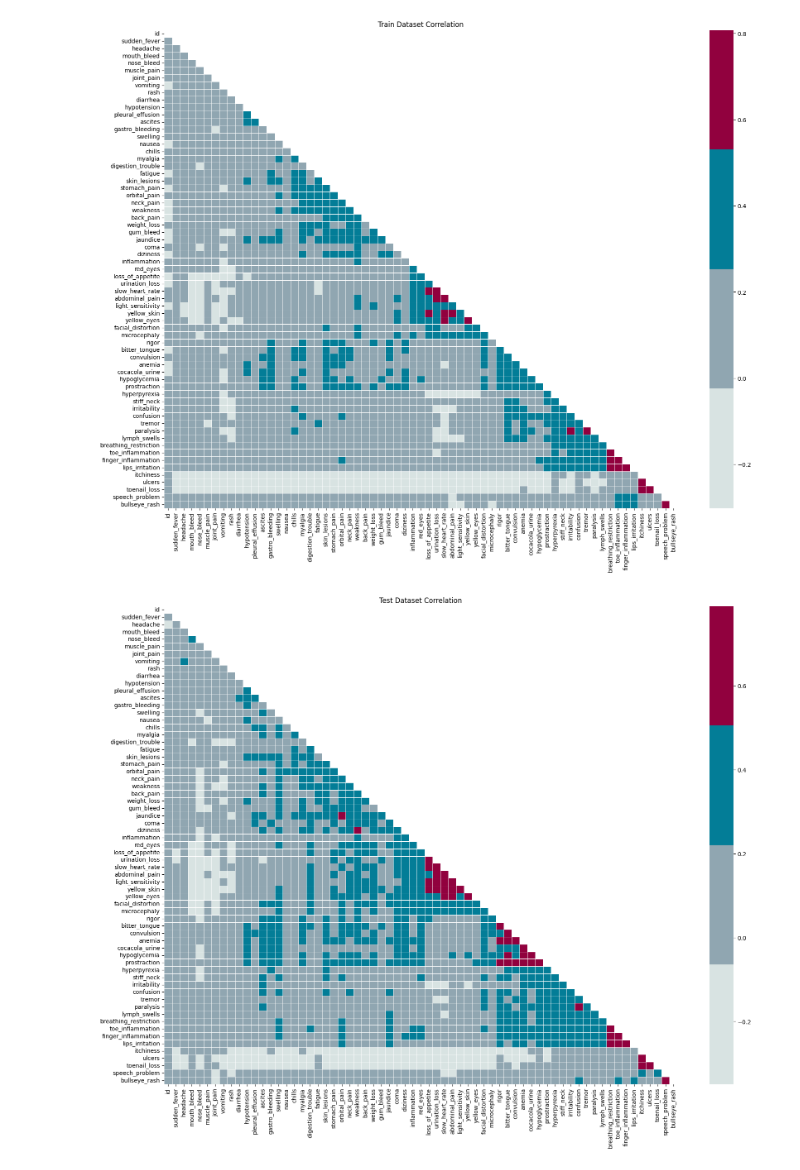
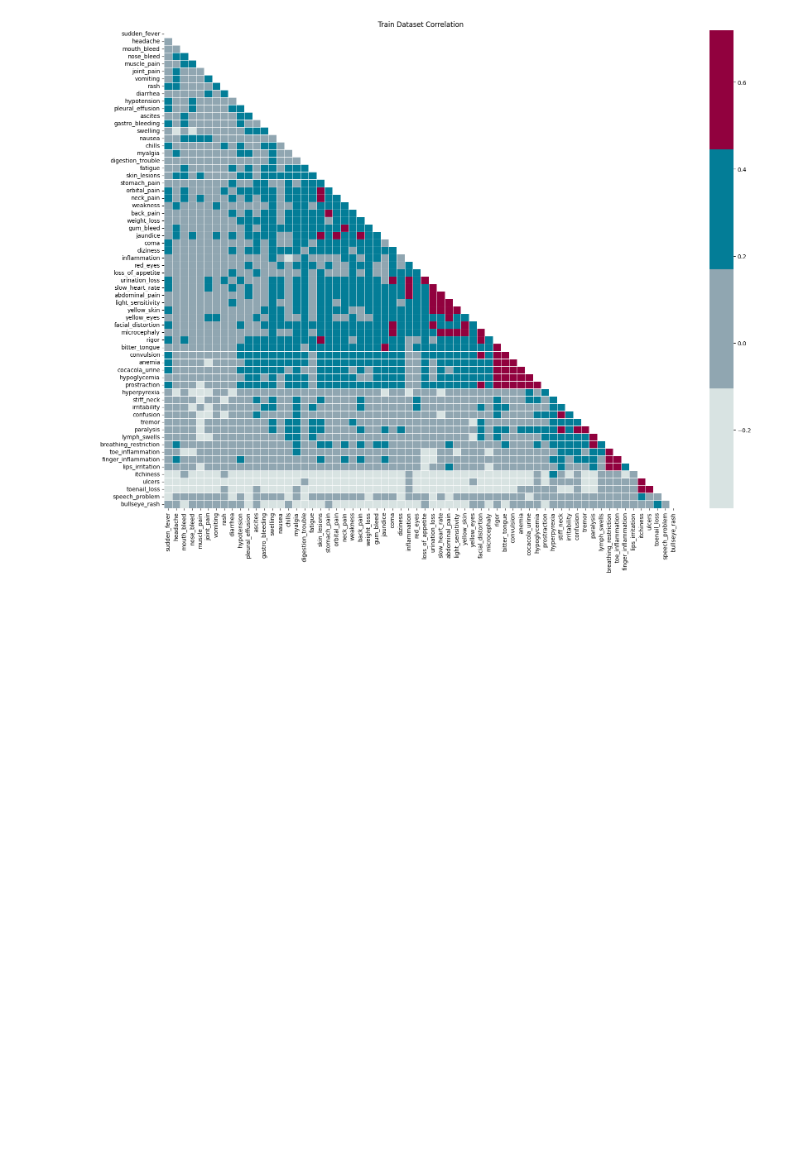
Before and after one commit to Nolasaurus/ps_s3e13, a Jupyter notebook: plot_correlation_heatmap.ipynb, the cells around one changed output. Saved outputs shown, nothing was run; the diff lists cells and outputs as text; code cells hidden in the pictures; blank space fills up the shorter version.

Commit message:
correlation and hierarchy plots for analysis

```diff
--- a/plot_correlation_heatmap.ipynb
+++ b/plot_correlation_heatmap.ipynb
@@ -8,8 +8,7 @@ import numpy as np
 palette = ['#302c36', '#037d97', '#91013E', '#C09741',
            '#EC5B6D', '#90A6B1', '#6ca957', '#D8E3E2']
 
-train_df = pd.read_csv('data/train.csv')
+train_df = pd.read_csv('data/train.csv').drop(columns='id')
 test_df = pd.read_csv('data/test.csv')
-origin_df = pd.read_csv('data/trainn.csv')
 
-X_train, X_test, y_train, y_test = train_test_split(train_df.drop('prognosis', axis=1), train_df['prognosis'], random_state=42)
+dengue_malaria = train_df.query("prognosis == 'Dengue' or prognosis == 'Malaria'")
@@ -16,25 +31,24 @@ X_train, X_test, y_train, y_test = train_test_split(train_df.drop('prognosis', a
 # %%
 def plot_correlation_heatmap(df: pd.core.frame.DataFrame, title_name: str='Train correlation') -> None:
     """Draws the correlation heatmap plot.
 
     Args:
         df: train or test dataframes
         title_name: 'Train' or 'Test' (default 'Train correlation')
 
     Returns:
         subplots of size (len(col_list), 2)
     """
 
     corr = df.corr()
     fig, axes = plt.subplots(figsize=(20, 15))
     mask = np.zeros_like(corr)
     mask[np.triu_indices_from(mask)] = True
     sns.heatmap(corr, mask=mask, linewidths=.5, cmap=palette[5:][::-2] + palette[1:3], annot=False)
     plt.title(title_name)
     plt.show()
 
-plot_correlation_heatmap(train_df, 'Train Dataset Correlation')
-plot_correlation_heatmap(test_df, 'Test Dataset Correlation')
+plot_correlation_heatmap(dengue_malaria.drop(columns='prognosis'), 'Train Dataset Correlation')
+#plot_correlation_heatmap(test_df, 'Test Dataset Correlation')
 # %% [output]
-[figure, old version]
+[figure, new version]
-[figure, removed]
```
Also changed, not shown: parts of 1 cell of this notebook, 3 other files.
